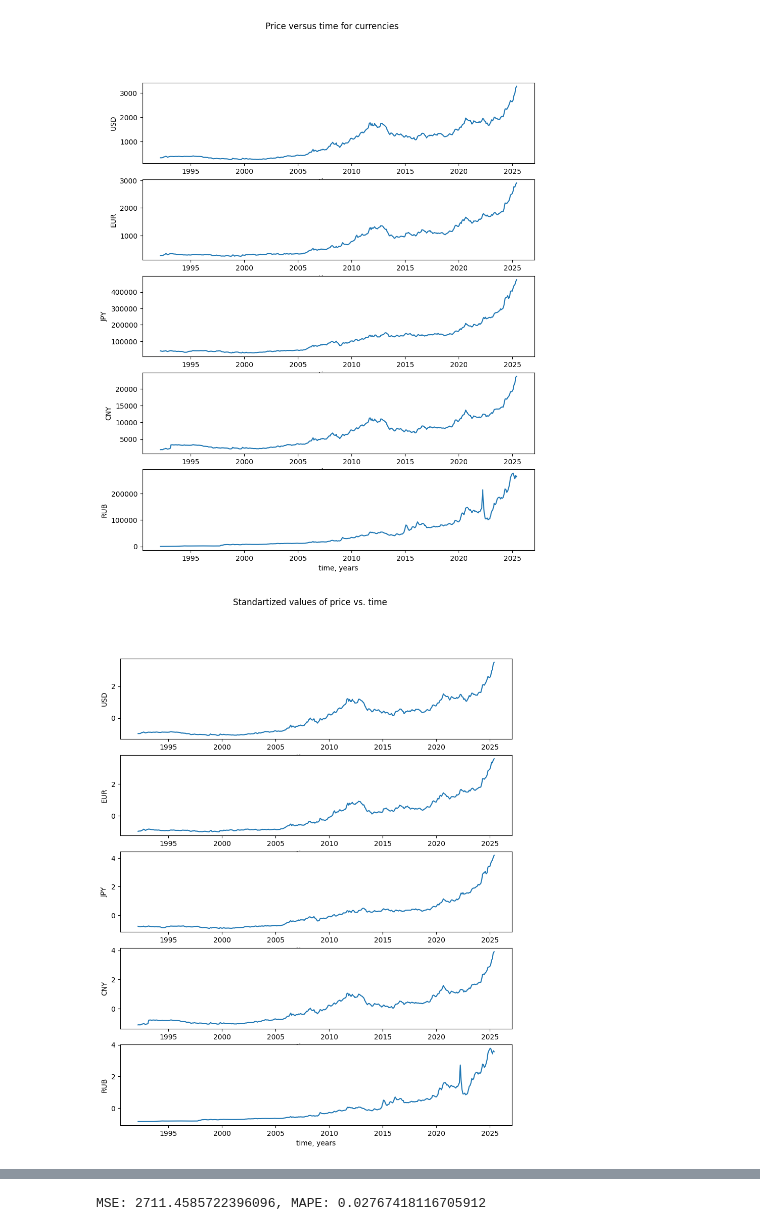
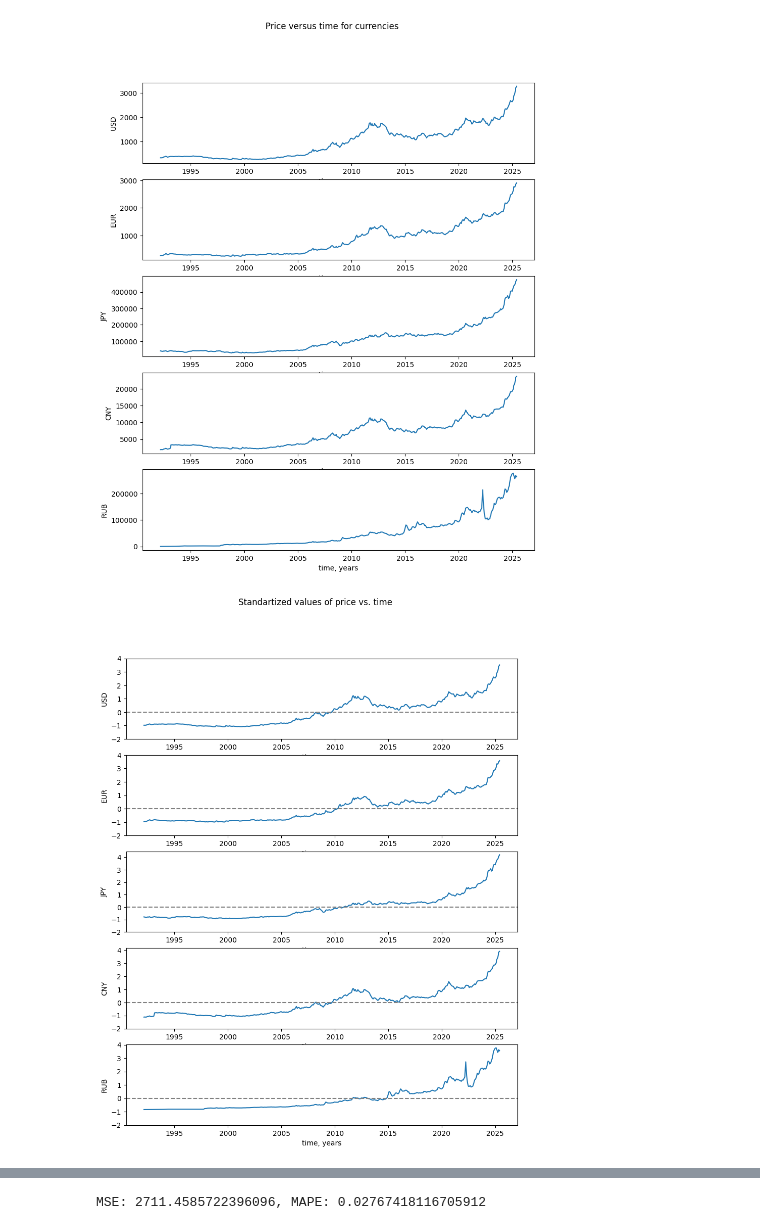
Before and after one commit to IU-Capstone-Project-2025/Metalytics, a Jupyter notebook: ml/notebooks/01_filter_design.ipynb, the cells around one changed output, grey strips where cells are left out. Saved outputs shown, nothing was run; the diff lists cells and outputs as text; code cells hidden in the pictures.

```diff
--- a/ml/notebooks/01_filter_design.ipynb
+++ b/ml/notebooks/01_filter_design.ipynb
@@ -39,5 +44,5 @@ In this chapter, I present the proposed datasets for analysis of gold price time
 # %%
-dataset_gold = pd.read_csv("data/gold.csv")
+dataset_gold = pd.read_csv("data/gold.csv", parse_dates=[0], index_col=0)
 # %%
 dataset_gold.info()
 # %% [output]
@@ -57,6 +61,5 @@ memory usage: 18.9+ KB
 # %%
 # Optimize data types
-dataset_gold['Date'] = pd.to_datetime(dataset_gold['Date'])
 currencies = ['USD', 'EUR', 'JPY', 'CNY', 'RUB']
 dataset_gold[currencies] = dataset_gold[currencies].apply(lambda series : series.str.replace(',', '.').str.replace('\xa0', '').astype('float64'))
 dataset_gold.info()
@@ -90,7 +93,7 @@ fig, ax = plt.subplots(nrows=5, figsize=(10, 12))
 fig.suptitle("Price versus time for currencies")
 
 for idx, currency in enumerate(currencies):
-    ax[idx].plot(dataset_gold['Date'], dataset_gold[currency])
+    ax[idx].plot(dataset_gold.index, dataset_gold[currency])
     ax[idx].xaxis.set_major_locator(YearLocator(5))
     ax[idx].set_ylabel(currency)
     ax[idx].set_xlabel(f'time, years')
@@ -99,11 +102,13 @@ for idx, currency in enumerate(currencies):
 # %%
 fig, ax = plt.subplots(nrows=5, figsize=(10, 12))
 fig.suptitle("Standartized values of price vs. time")
 
 for idx, currency in enumerate(currencies):
-    ax[idx].plot(dataset_gold['Date'], (dataset_gold[currency] - dataset_gold[currency].mean()) / dataset_gold[currency].std())
+    ax[idx].plot(dataset_gold.index, (dataset_gold[currency] - dataset_gold[currency].mean()) / dataset_gold[currency].std())
+    ax[idx].axhline(0, linestyle='--', color='grey')
     ax[idx].xaxis.set_major_locator(YearLocator(5))
+    ax[idx].set_yticks(np.arange(-2, 5, 1))
     ax[idx].set_ylabel(currency)
     ax[idx].set_xlabel(f'time, years')
 # %% [output]
-[figure, old version]
+[figure, new version]
```
Also changed, not shown: parts of 83 cells of this notebook.
